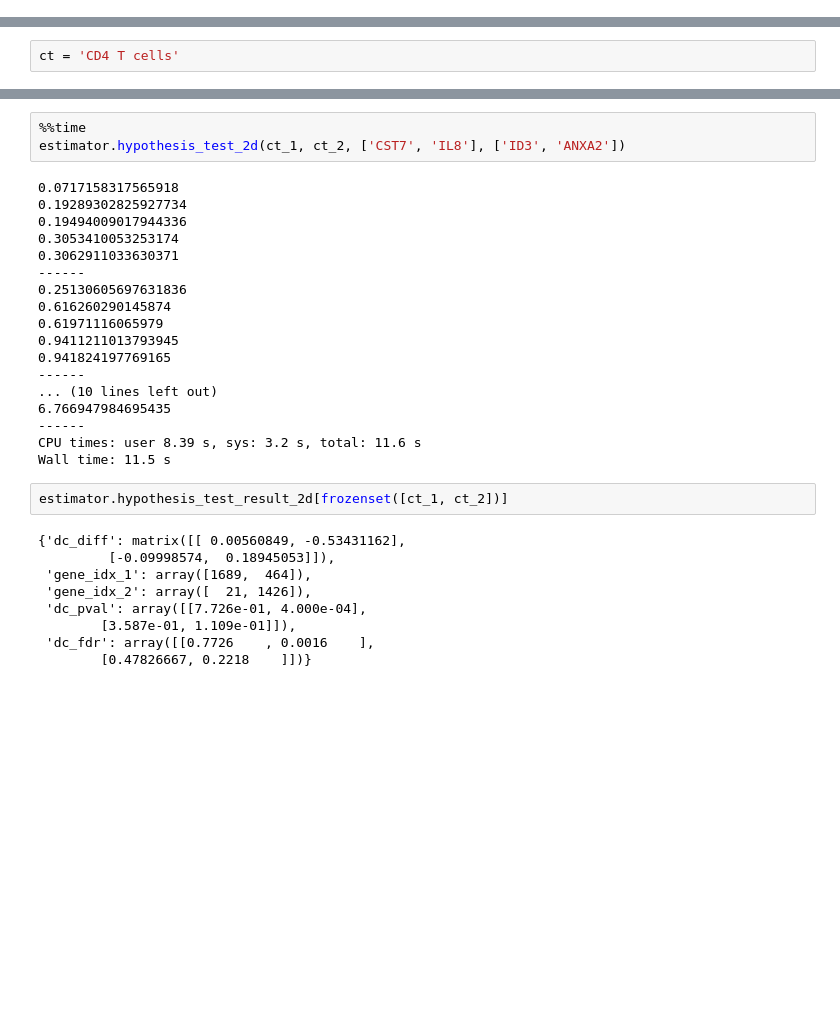
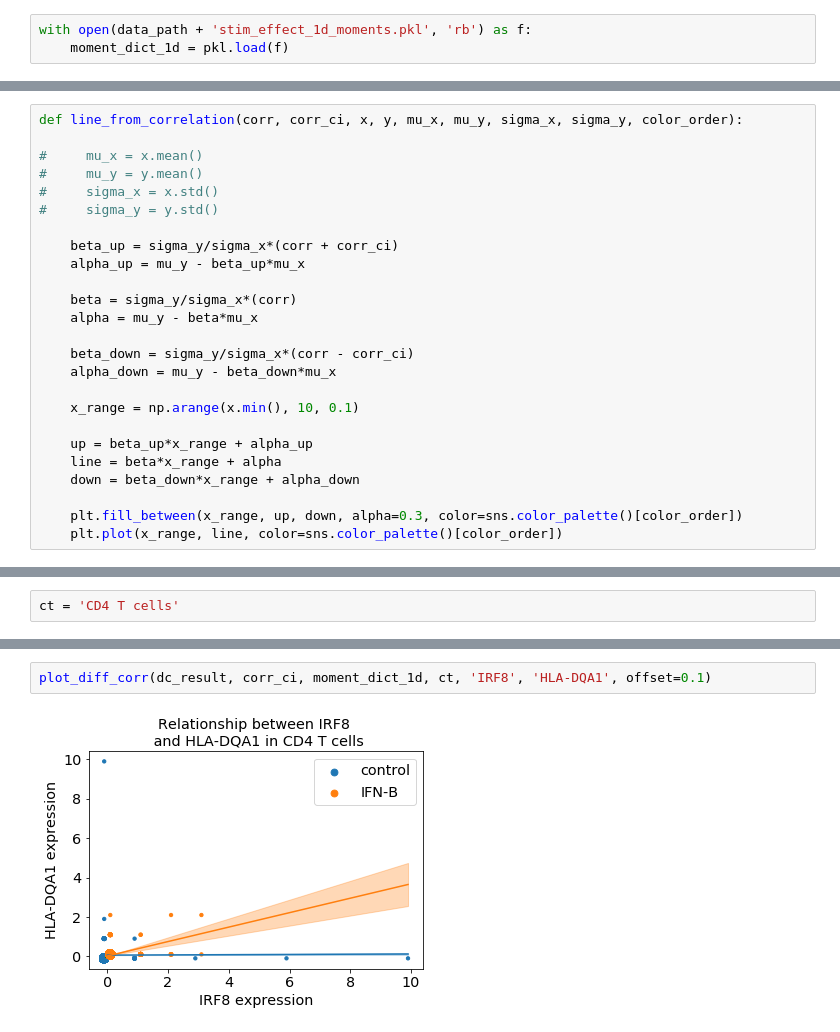
Before and after one commit to yelabucsf/scrna-parameter-estimation, a Jupyter notebook: examples/interferon_stimulation/interferon_analysis_notebook.ipynb, the cells around one changed output, grey strips where cells are left out. Saved outputs shown, nothing was run; the diff lists cells and outputs as text; blank space fills up the shorter version.

Commit message:
cd4 data start

```diff
--- a/examples/interferon_stimulation/interferon_analysis_notebook.ipynb
+++ b/examples/interferon_stimulation/interferon_analysis_notebook.ipynb
@@ -622,6 +620,9 @@ ax.set_ylabel('Log(res.variance)', labelpad=25);
 [figure]
 # %% [markdown]
 ### TF - gene differential correlation
+# %%
+with open(data_path + 'stim_effect_1d_moments.pkl', 'rb') as f:
+    moment_dict_1d = pkl.load(f)
 # %%
 with open(data_path + 'stim_effect_2d.pkl', 'rb') as f:
     dc_result = pkl.load(f)
@@ -629,0 +646,25 @@ with open(data_path + 'stim_effect_ci_2d.pkl', 'rb') as f:
+# %%
+def line_from_correlation(corr, corr_ci, x, y, mu_x, mu_y, sigma_x, sigma_y, color_order):
+
+#     mu_x = x.mean()
+#     mu_y = y.mean()
+#     sigma_x = x.std()
+#     sigma_y = y.std()
+
+    beta_up = sigma_y/sigma_x*(corr + corr_ci)
+    alpha_up = mu_y - beta_up*mu_x
+
+    beta = sigma_y/sigma_x*(corr)
+    alpha = mu_y - beta*mu_x
+
+    beta_down = sigma_y/sigma_x*(corr - corr_ci)
+    alpha_down = mu_y - beta_down*mu_x
+
+    x_range = np.arange(x.min(), 10, 0.1)
+
+    up = beta_up*x_range + alpha_up
+    line = beta*x_range + alpha
+    down = beta_down*x_range + alpha_down
+
+    plt.fill_between(x_range, up, down, alpha=0.3, color=sns.color_palette()[color_order])
+    plt.plot(x_range, line, color=sns.color_palette()[color_order])
@@ -949,32 +759,4 @@ Wall time: 9.32 s
-# %%
-%%time
-estimator.hypothesis_test_2d(ct_1, ct_2, ['CST7', 'IL8'], ['ID3', 'ANXA2'])
-# %% [output]
-0.0717158317565918
-0.19289302825927734
-0.19494009017944336
-0.3053410053253174
-0.3062911033630371
-------
-0.25130605697631836
-0.616260290145874
-0.61971116065979
-0.9411211013793945
-0.941824197769165
-------
-... (10 lines left out)
-6.766947984695435
-------
-CPU times: user 8.39 s, sys: 3.2 s, total: 11.6 s
-Wall time: 11.5 s
-# %%
-estimator.hypothesis_test_result_2d[frozenset([ct_1, ct_2])]
-# %% [output]
-{'dc_diff': matrix([[ 0.00560849, -0.53431162],
-         [-0.09998574,  0.18945053]]),
- 'gene_idx_1': array([1689,  464]),
- 'gene_idx_2': array([  21, 1426]),
- 'dc_pval': array([[7.726e-01, 4.000e-04],
-        [3.587e-01, 1.109e-01]]),
- 'dc_fdr': array([[0.7726    , 0.0016    ],
-        [0.47826667, 0.2218    ]])}
+# %%
+plot_diff_corr(dc_result, corr_ci, moment_dict_1d, ct, 'IRF8', 'HLA-DQA1', offset=0.1)
+# %% [output]
+[figure, added]
```
Also changed, not shown: parts of 55 cells of this notebook, 4 other files.
